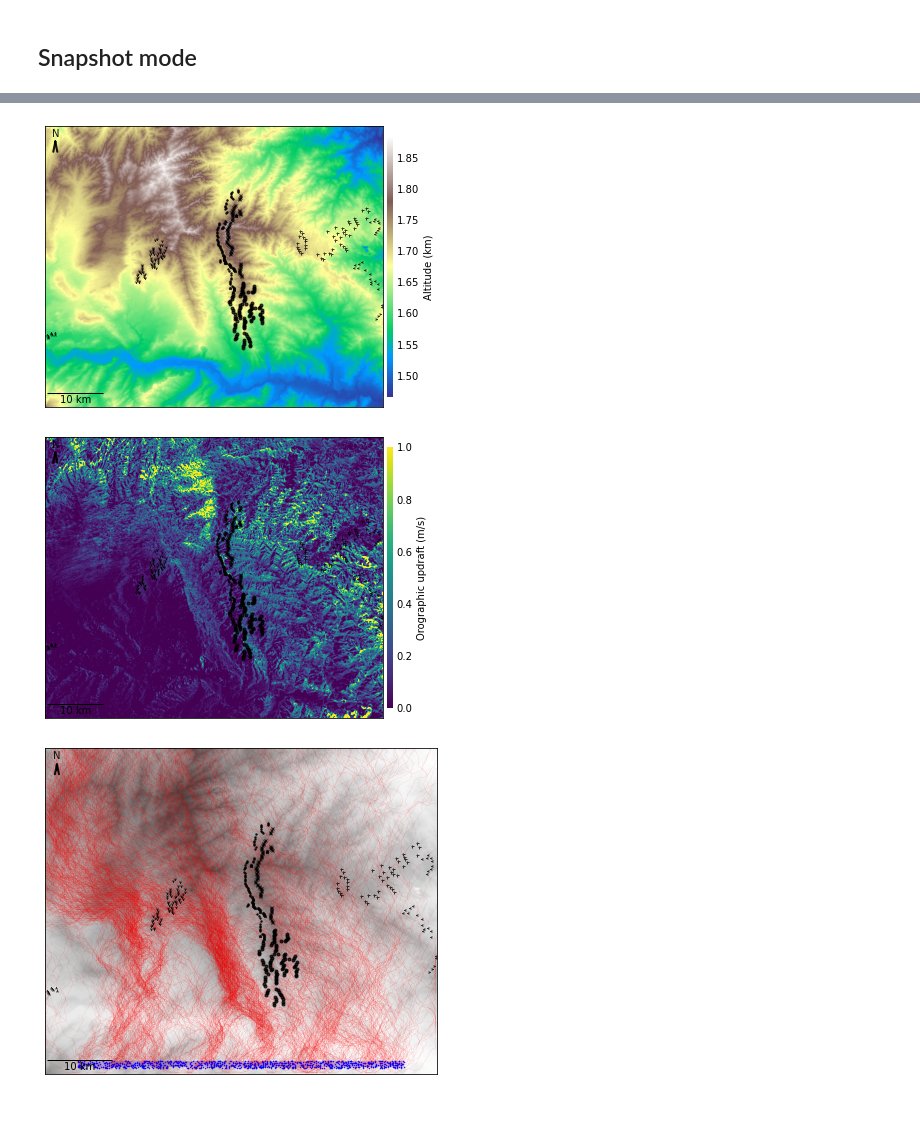
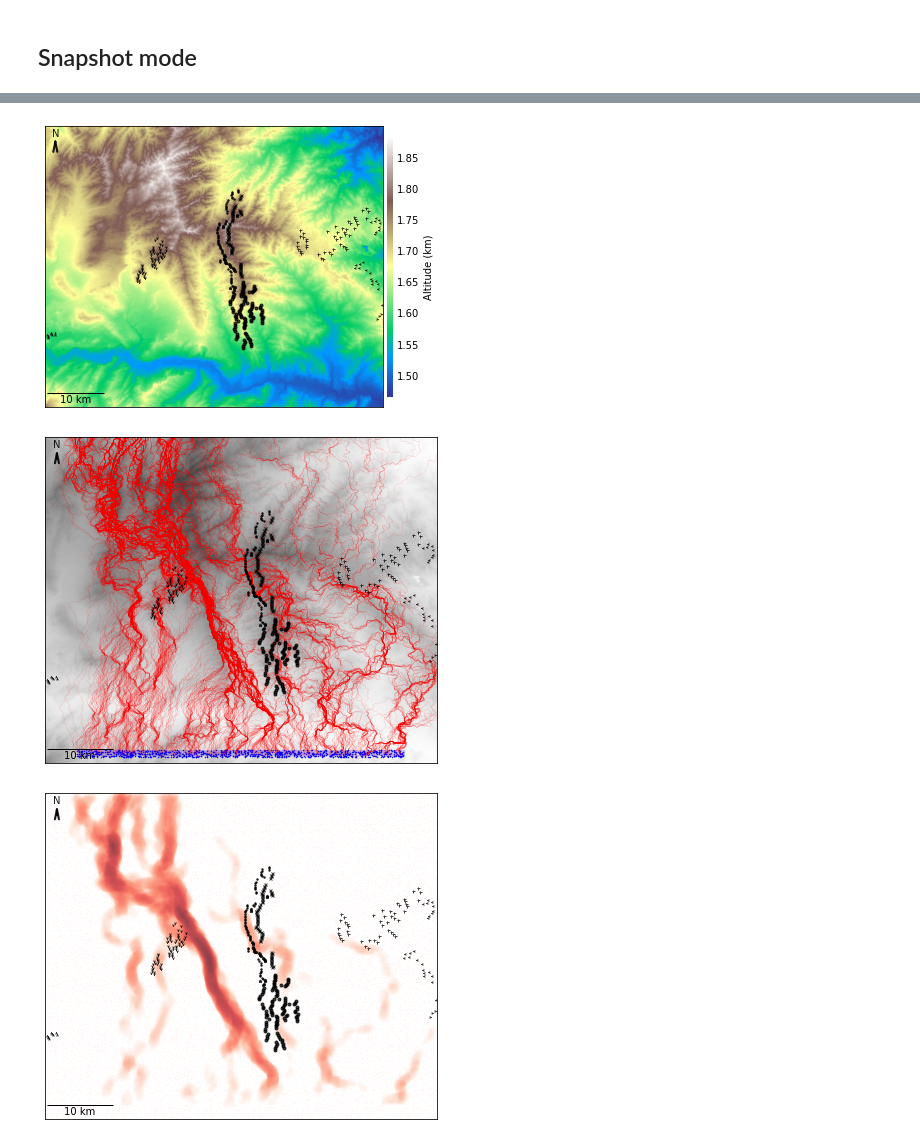
Before and after one commit to NREL/SSRS, a Jupyter notebook: notebooks/ssrs_wy.ipynb, the cells around one changed output, grey strips where cells are left out. Drawn from its saved outputs; the diff is of its cells as text; code cells hidden in the pictures; blank space fills up the shorter version.

```diff
--- a/notebooks/ssrs_wy.ipynb
+++ b/notebooks/ssrs_wy.ipynb
@@ -69,7 +69,8 @@ config_wy_snapshot = replace(
 sim = Simulator(config_wy_snapshot)
 sim.simulate_tracks()
 sim.plot_terrain_elevation(show=True)
-sim.plot_simulation_output(show=True)
+sim.plot_simulated_tracks(show=True)
+sim.plot_presence_map(show=True)
 sim.turbines.print_details()
 # %% [output]
 ---- SSRS in snapshot mode
@@ -88,7 +89,7 @@ temperature_100m
 6.  Rolling Hills             WY    2009  66    80.0      91.0
 7.  Glenrock III              WY    2009  26    80.0      91.0
 8.  Campbell Hill             WY    2009  66    80.0      77.0
 9.  Casper Wind Farm          WY    2009  9     80.0      77.0
 [figure]
-[figure, old version]
+[figure, new version]
-[figure, old version]
+[figure, new version]
```
Also changed, not shown: parts of 2 cells of this notebook, 15 other files.
